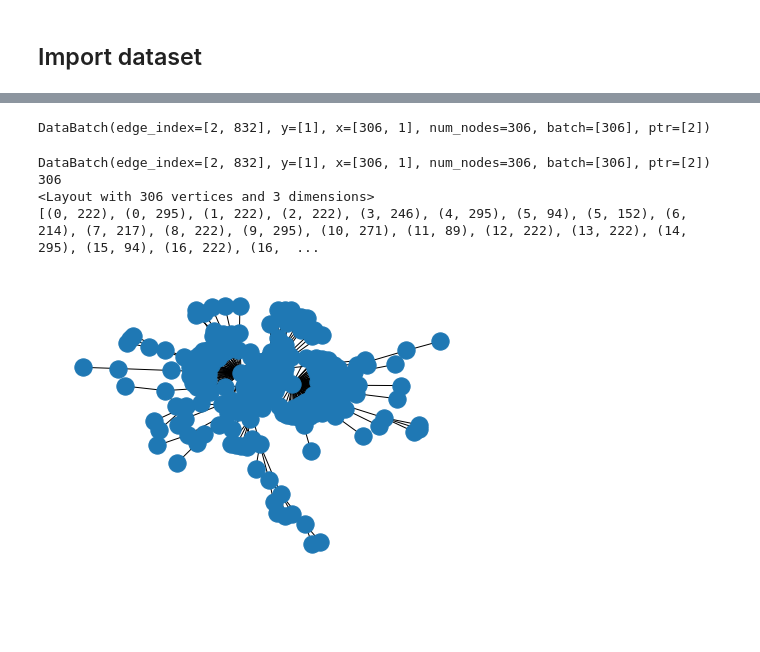
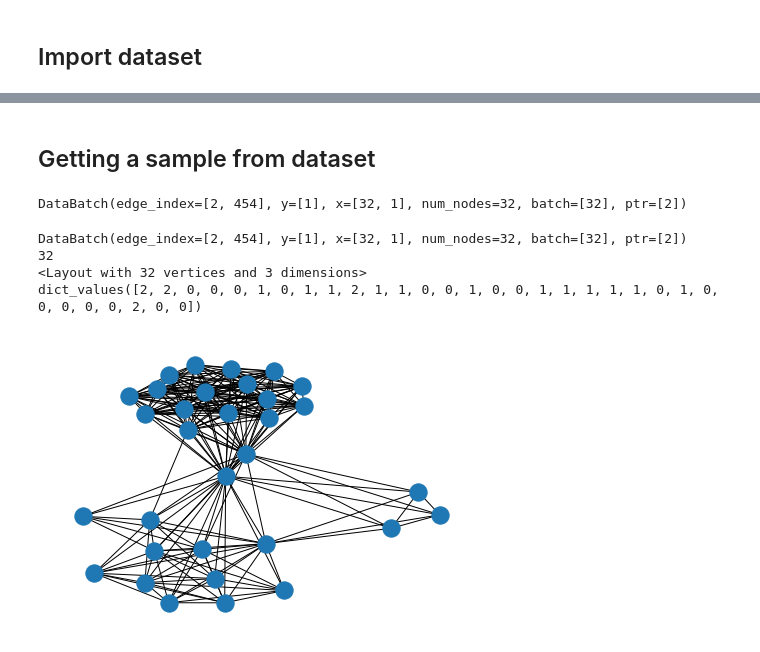
Before and after one commit to AdrianArnaiz/DiffWire, a Jupyter notebook: Plotting_Rewiring.ipynb, the cells around one changed output, grey strips where cells are left out. Drawn from its saved outputs; the diff is of its cells as text; code cells hidden in the pictures; blank space fills up the shorter version.

```diff
--- a/Plotting_Rewiring.ipynb
+++ b/Plotting_Rewiring.ipynb
@@ -53,4 +25,12 @@ num_of_centers = 420
 # %%
+"""dataset = TUDataset(root='data_colab/TUDataset',name="REDDIT-BINARY", pre_transform=FeatureDegree(), use_node_attr=True)
+BATCH_SIZE = 64
+"""
+
+dataset = TUDataset(root='data/TUDataset',name="COLLAB", pre_transform=FeatureDegree(), use_node_attr=True)
+BATCH_SIZE = 64
+num_of_centers = 75
+
 print(f'Dataset: {dataset}:')
 print('====================')
 print(f'Number of graphs: {len(dataset)}')
@@ -247,50 +223,64 @@ tensor(8.2261) 0.5875
+# %% [markdown]
+## Getting a sample from dataset
 # %%
-loader =  DataLoader(dataset[63:], batch_size=1, shuffle=False)
+# 15,20,25,27,31,38,44 works good
+#interesting 28
+loader =  DataLoader(dataset[15:], batch_size=1, shuffle=False)
 grafo_init= next(iter(loader))
+grafo_falso = next(iter(loader)).clone()
 #grafo_init.batch = torch.tensor(1).unsqueeze(0)
 #print(grafo_init.batch.shape)
 grafo_init
 # %% [output]
-DataBatch(edge_index=[2, 832], y=[1], x=[306, 1], num_nodes=306, batch=[306], ptr=[2])
+DataBatch(edge_index=[2, 454], y=[1], x=[32, 1], num_nodes=32, batch=[32], ptr=[2])
 # %%
 import networkx as nx
 from torch_geometric.utils import *
+from community import community_louvain
 print(grafo_init)
 A = to_networkx(grafo_init, to_undirected=True)
 l=[]
 for a in A.nodes:
     l.append(a)
 ed= []
 for e in A.edges:
     ed.append(e)
 import igraph as ig
 import chart_studio.plotly
 Edges= ed
 G=ig.Graph(Edges, directed=False)
 labels= l
 #groups = A.node_attr_dict_factory
 N = len(A.nodes)
 print(N)
 layt=G.layout('kk', dim=3)
 print(layt)
 Xn=[layt[k][0] for k in range(N)]# x-coordinates of nodes
 Yn=[layt[k][1] for k in range(N)]# y-coordinates
 Zn=[layt[k][2] for k in range(N)]# z-coordinates
 Xe=[]
 Ye=[]
 Ze=[]
-print(Edges)
+#print(Edges)
 for e in Edges:
     Xe+=[layt[e[0]][0],layt[e[1]][0], None]# x-coordinates of edge ends
     Ye+=[layt[e[0]][1],layt[e[1]][1], None]
     Ze+=[layt[e[0]][2],layt[e[1]][2], None]
 nx.draw(A)
+node_adjacencies = []
+node_text = []
+#Comunity nodes
+partition = community_louvain.best_partition(A, random_state=1234)
+for node, adjacencies in enumerate(A.adjacency()):
+    node_adjacencies.append(partition[node])
+    #node_text.append('# of connections: '+str(len(adjacencies[1])))
+print(partition.values())
 # %% [output]
-DataBatch(edge_index=[2, 832], y=[1], x=[306, 1], num_nodes=306, batch=[306], ptr=[2])
-306
-<Layout with 306 vertices and 3 dimensions>
-[(0, 222), (0, 295), (1, 222), (2, 222), (3, 246), (4, 295), (5, 94), (5, 152), (6, 214), (7, 217), (8, 222), (9, 295), (10, 271), (11, 89), (12, 222), (13, 222), (14, 295), (15, 94), (16, 222), (16,  ...
+DataBatch(edge_index=[2, 454], y=[1], x=[32, 1], num_nodes=32, batch=[32], ptr=[2])
+32
+<Layout with 32 vertices and 3 dimensions>
+dict_values([2, 2, 0, 0, 0, 1, 0, 1, 1, 2, 1, 1, 0, 0, 1, 0, 0, 1, 1, 1, 1, 1, 0, 1, 0, 0, 0, 0, 0, 2, 0, 0])
-[figure, old version]
+[figure, new version]
 # %%
 from chart_studio import plotly
 import plotly.graph_objs as go
```
Also changed, not shown: parts of 48 cells of this notebook, 1 other file.
